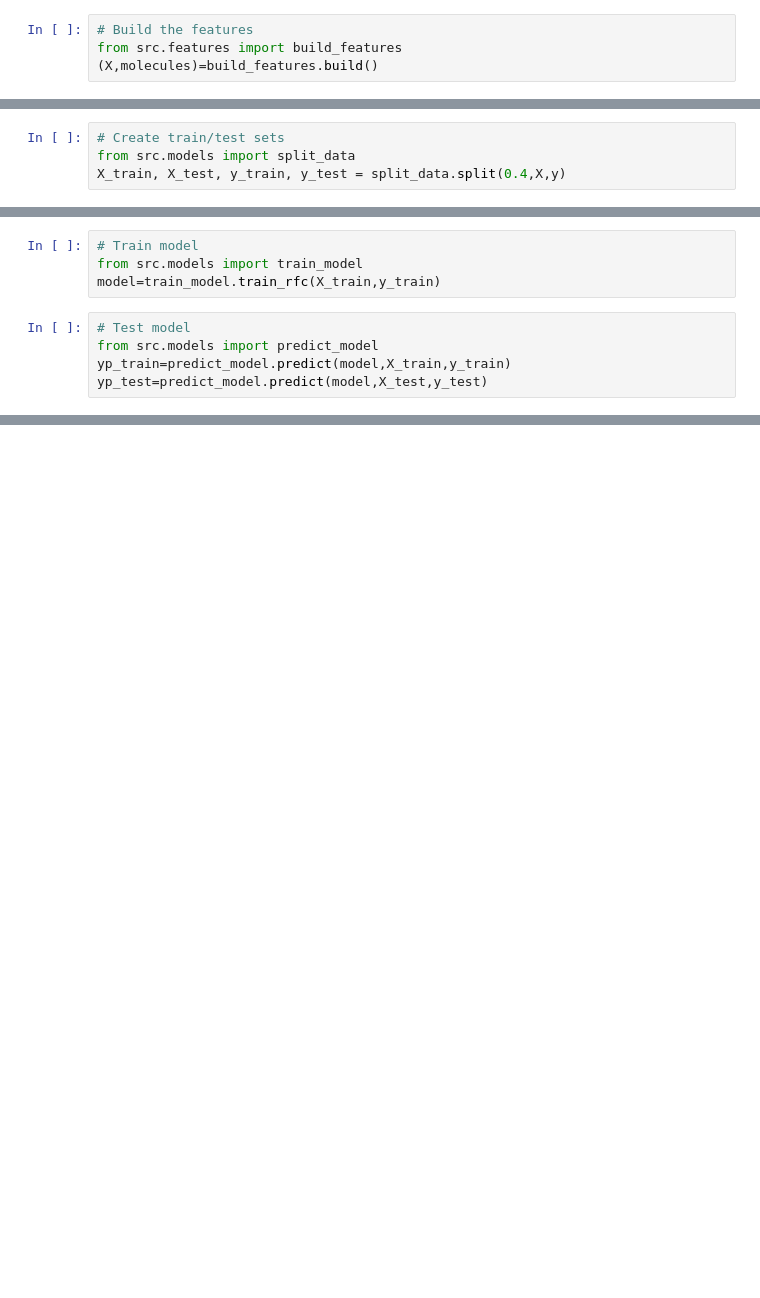
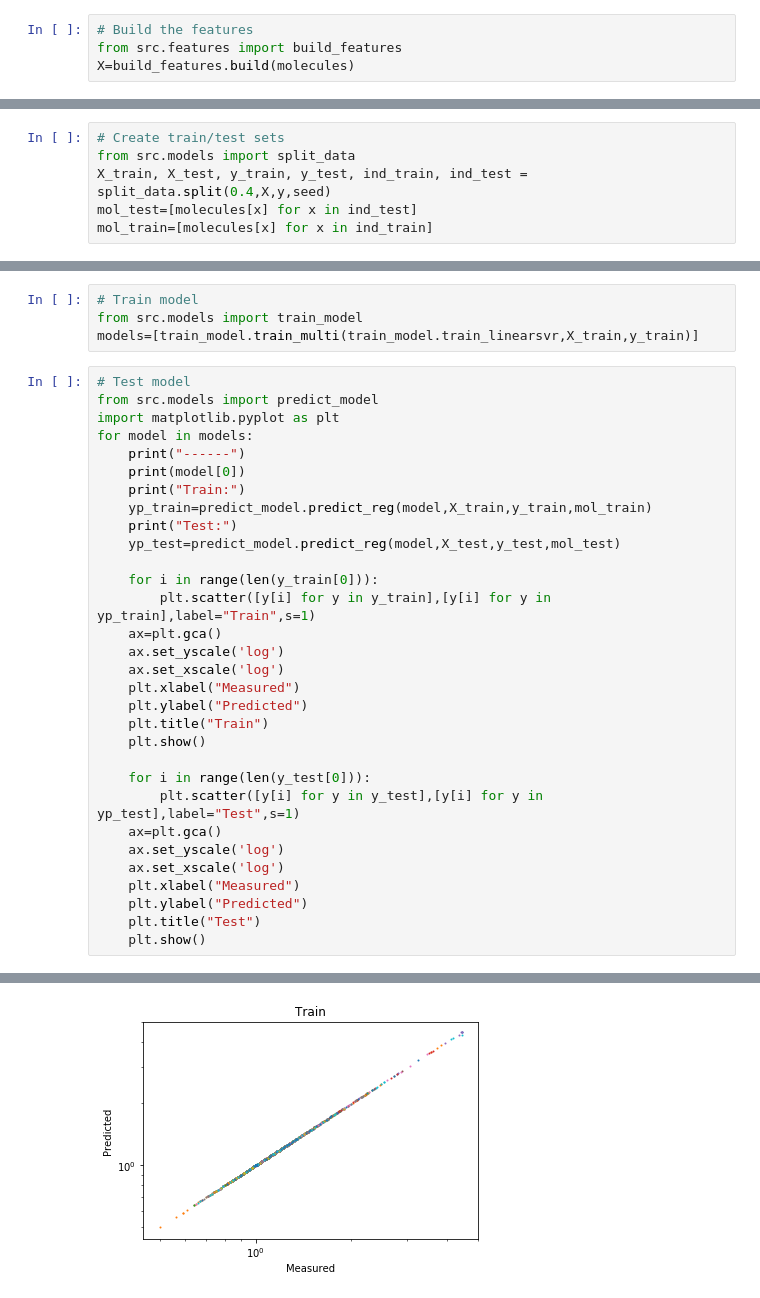
Before and after one commit to btownshend/HTS-Selection, a Jupyter notebook: notebooks/runfold.ipynb, the cells around one changed output, grey strips where cells are left out. Saved outputs shown, nothing was run; the diff lists cells and outputs as text; blank space fills up the shorter version.

```diff
--- a/notebooks/runfold.ipynb
+++ b/notebooks/runfold.ipynb
@@ -6,7 +13,7 @@
 # %%
 # Build the features
 from src.features import build_features
-(X,molecules)=build_features.build()
+X=build_features.build(molecules)
 # %%
 # Build the targets
 from src.features import build_targets
@@ -14,4 +25,6 @@ from src.features import build_targets
 # %%
 # Create train/test sets
 from src.models import split_data
-X_train, X_test, y_train, y_test = split_data.split(0.4,X,y)
+X_train, X_test, y_train, y_test, ind_train, ind_test = split_data.split(0.4,X,y,seed)
+mol_test=[molecules[x] for x in ind_test]
+mol_train=[molecules[x] for x in ind_train]
@@ -18,9 +33,36 @@ X_train, X_test, y_train, y_test = split_data.split(0.4,X,y)
 # %%
 # Train model
 from src.models import train_model
-model=train_model.train_rfc(X_train,y_train)
+models=[train_model.train_multi(train_model.train_linearsvr,X_train,y_train)]
-# %%
-# Test model
-from src.models import predict_model
-yp_train=predict_model.predict(model,X_train,y_train)
-yp_test=predict_model.predict(model,X_test,y_test)
+# %%
+# Test model
+from src.models import predict_model
+import matplotlib.pyplot as plt
+for model in models:
+    print("------")
+    print(model[0])
+    print("Train:")
+    yp_train=predict_model.predict_reg(model,X_train,y_train,mol_train)
+    print("Test:")
+    yp_test=predict_model.predict_reg(model,X_test,y_test,mol_test)
+
+    for i in range(len(y_train[0])):
+        plt.scatter([y[i] for y in y_train],[y[i] for y in yp_train],label="Train",s=1)
+    ax=plt.gca()
+    ax.set_yscale('log')
+    ax.set_xscale('log')
+    plt.xlabel("Measured")
+    plt.ylabel("Predicted")
+    plt.title("Train")
+    plt.show()
+
+    for i in range(len(y_test[0])):
+        plt.scatter([y[i] for y in y_test],[y[i] for y in yp_test],label="Test",s=1)
+    ax=plt.gca()
+    ax.set_yscale('log')
+    ax.set_xscale('log')
+    plt.xlabel("Measured")
+    plt.ylabel("Predicted")
+    plt.title("Test")
+    plt.show()
+# %% [output]
@@ -26,0 +79 @@ yp_test=predict_model.predict(model,X_test,y_test)
+[figure, added]
```
Also changed, not shown: parts of 5 cells of this notebook, 4 other files.
